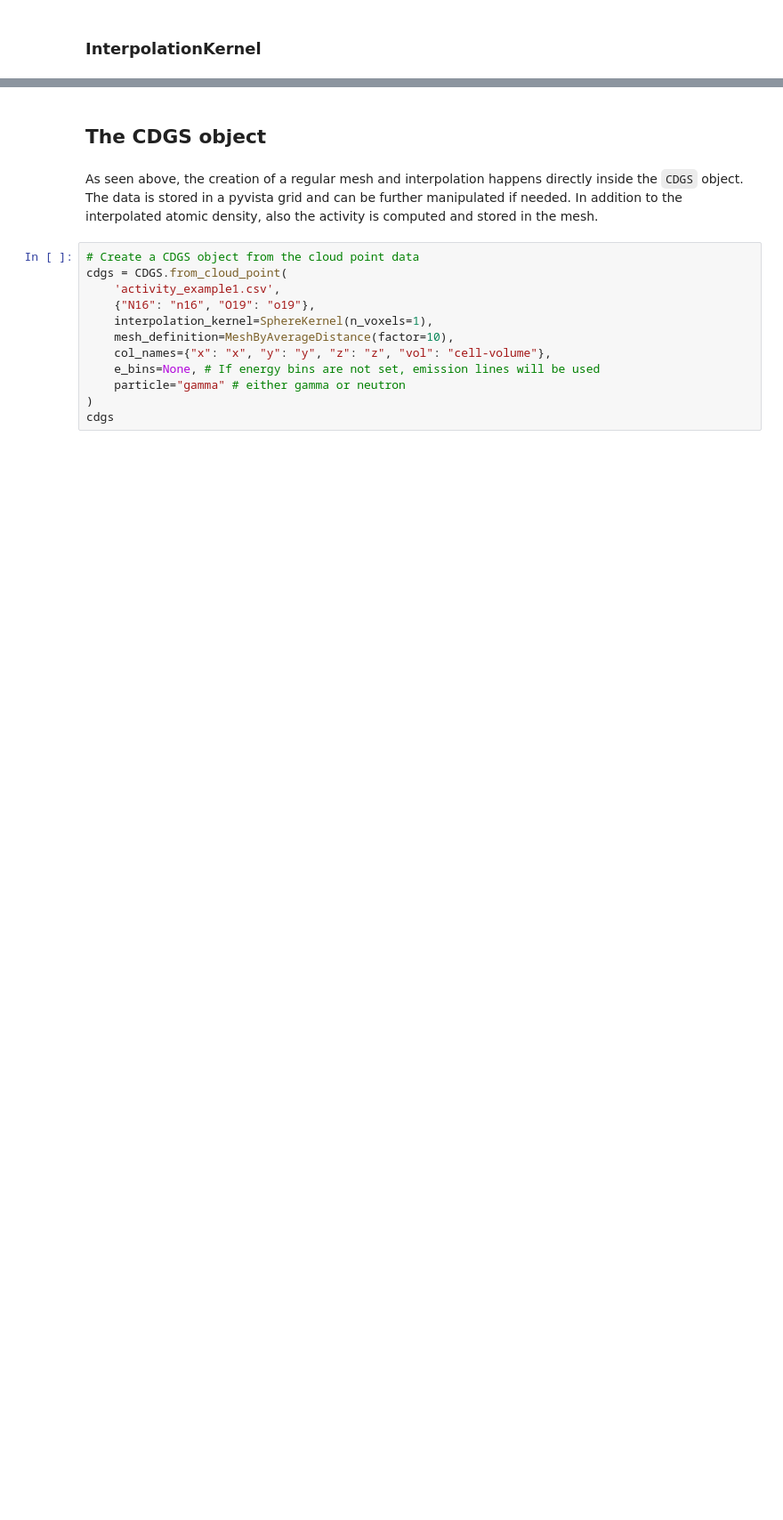
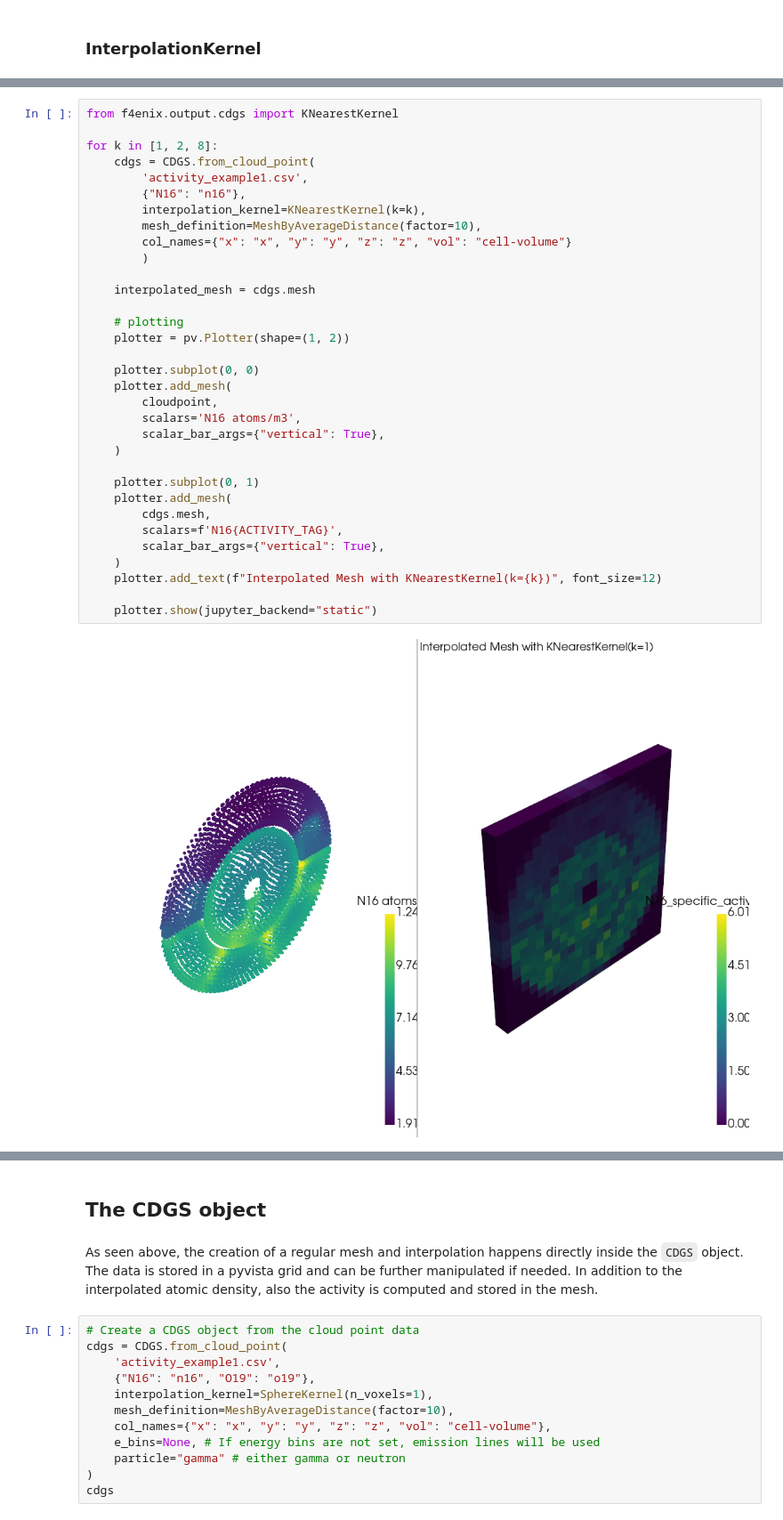
Before and after one commit to Fusion4Energy/F4Enix, a Jupyter notebook: docs/source/examples/output/jupyters/cdgs.ipynb, the cells around one changed output, grey strips where cells are left out. Shown at 89% size. Cells and saved outputs as stored; diff of their text form; blank space fills up the shorter version.

Commit message:
add doc for new kernel

```diff
--- a/docs/source/examples/output/jupyters/cdgs.ipynb
+++ b/docs/source/examples/output/jupyters/cdgs.ipynb
@@ -139,0 +145,35 @@ for n_voxel in [1, 2, 5]:
+# %%
+from f4enix.output.cdgs import KNearestKernel
+
+for k in [1, 2, 8]:
+    cdgs = CDGS.from_cloud_point(
+        'activity_example1.csv',
+        {"N16": "n16"},
+        interpolation_kernel=KNearestKernel(k=k),
+        mesh_definition=MeshByAverageDistance(factor=10),
+        col_names={"x": "x", "y": "y", "z": "z", "vol": "cell-volume"}
+        )
+
+    interpolated_mesh = cdgs.mesh
+
+    # plotting
+    plotter = pv.Plotter(shape=(1, 2))
+
+    plotter.subplot(0, 0)
+    plotter.add_mesh(
+        cloudpoint,
+        scalars='N16 atoms/m3',
+        scalar_bar_args={"vertical": True},
+    )
+
+    plotter.subplot(0, 1)
+    plotter.add_mesh(
+        cdgs.mesh,
+        scalars=f'N16{ACTIVITY_TAG}',
+        scalar_bar_args={"vertical": True},
+    )
+    plotter.add_text(f"Interpolated Mesh with KNearestKernel(k={k})", font_size=12)
+
+    plotter.show(jupyter_backend="static")
+# %% [output]
+[figure, added]
```
Also changed, not shown: parts of 7 cells of this notebook.
